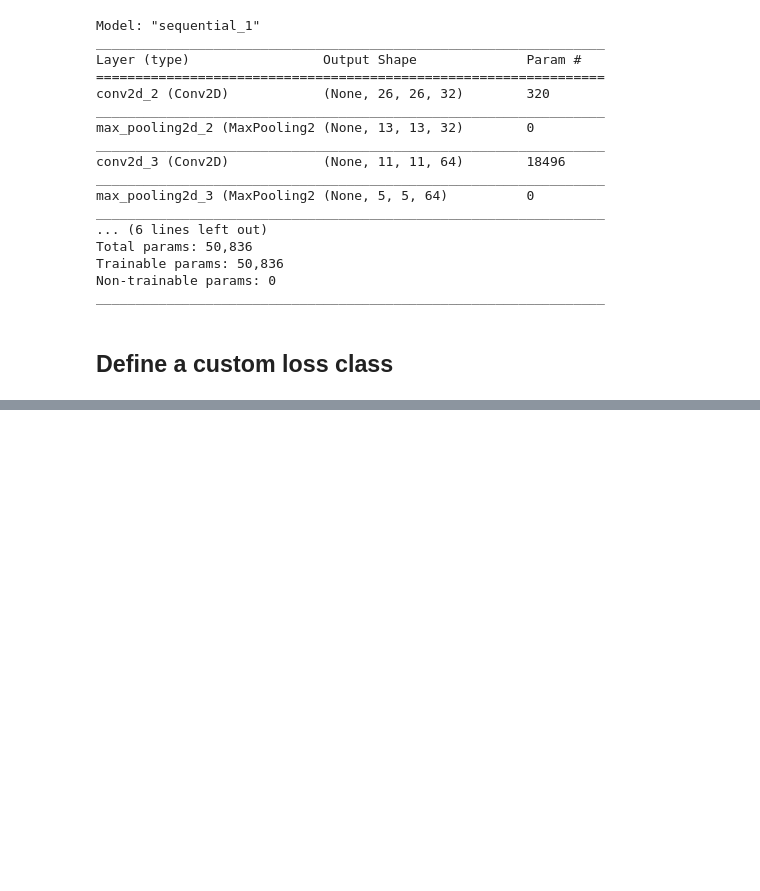
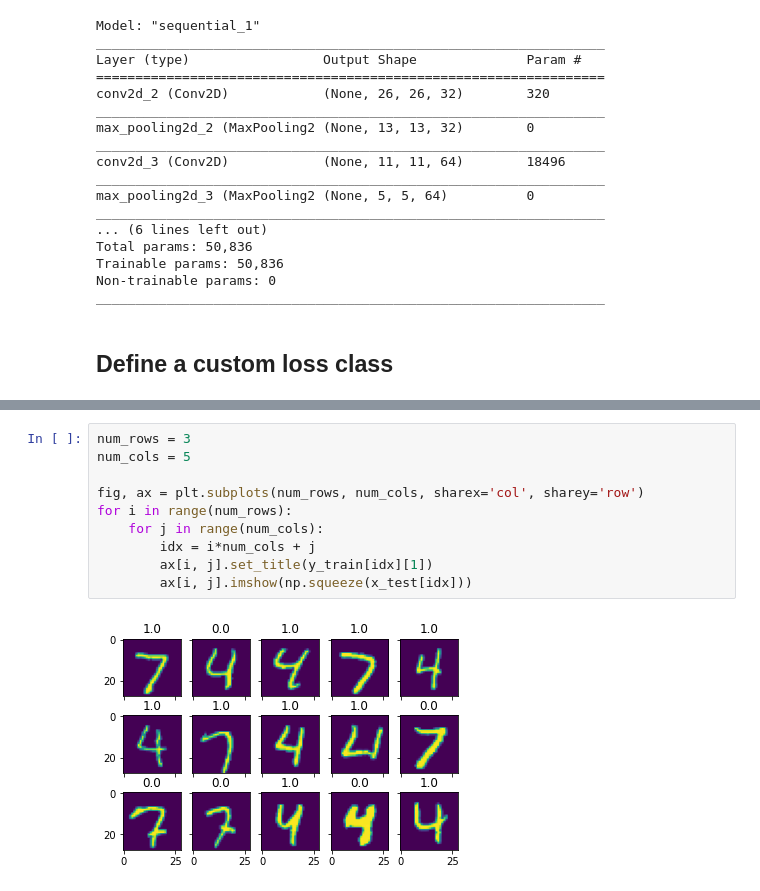
Before and after one commit to scottspurlock/noisy_labels, a Jupyter notebook: classification_noisy_labels.ipynb, the cells around one changed output, grey strips where cells are left out. Drawn from its saved outputs; the diff is of its cells as text; blank space fills up the shorter version.

```diff
--- a/classification_noisy_labels.ipynb
+++ b/classification_noisy_labels.ipynb
@@ -292 +322,13 @@ Epoch 5/5
+# %%
+num_rows = 3
+num_cols = 5
+
+fig, ax = plt.subplots(num_rows, num_cols, sharex='col', sharey='row')
+for i in range(num_rows):
+    for j in range(num_cols):
+        idx = i*num_cols + j
+        ax[i, j].set_title(y_train[idx][1])
+        ax[i, j].imshow(np.squeeze(x_test[idx]))
+# %% [output]
+[figure, added]
 # %%
```
Also changed, not shown: parts of 14 cells of this notebook.
